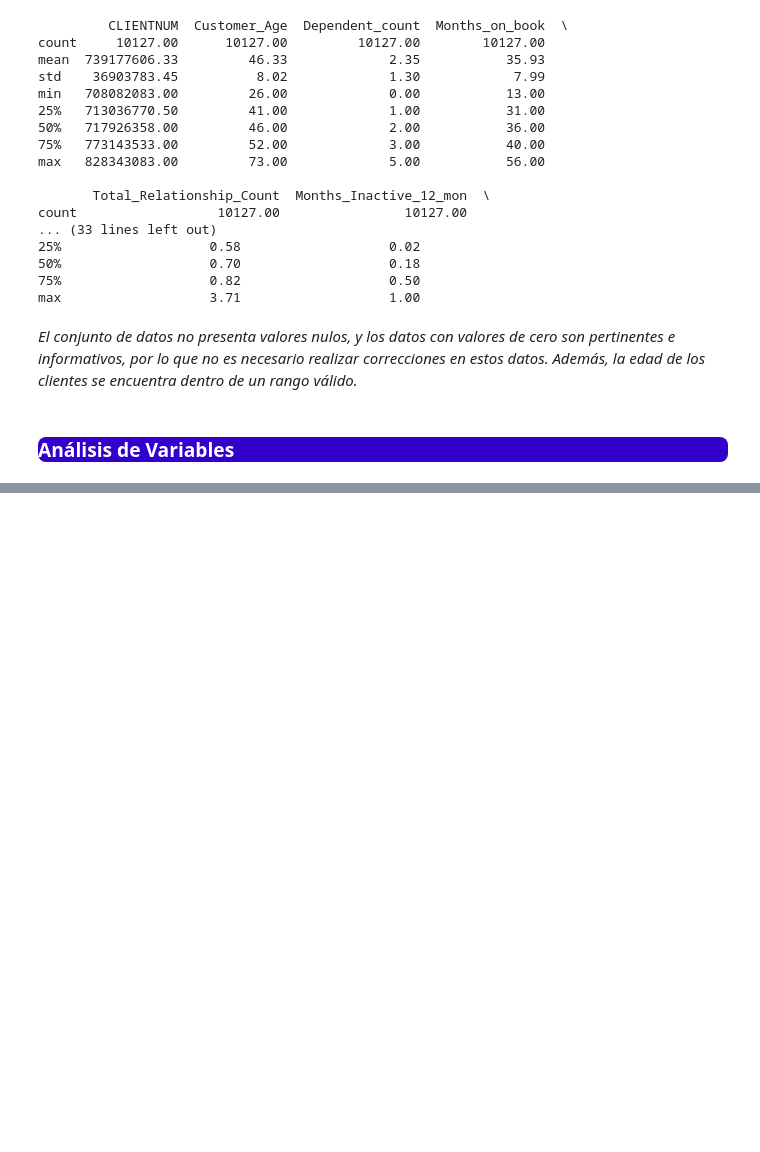
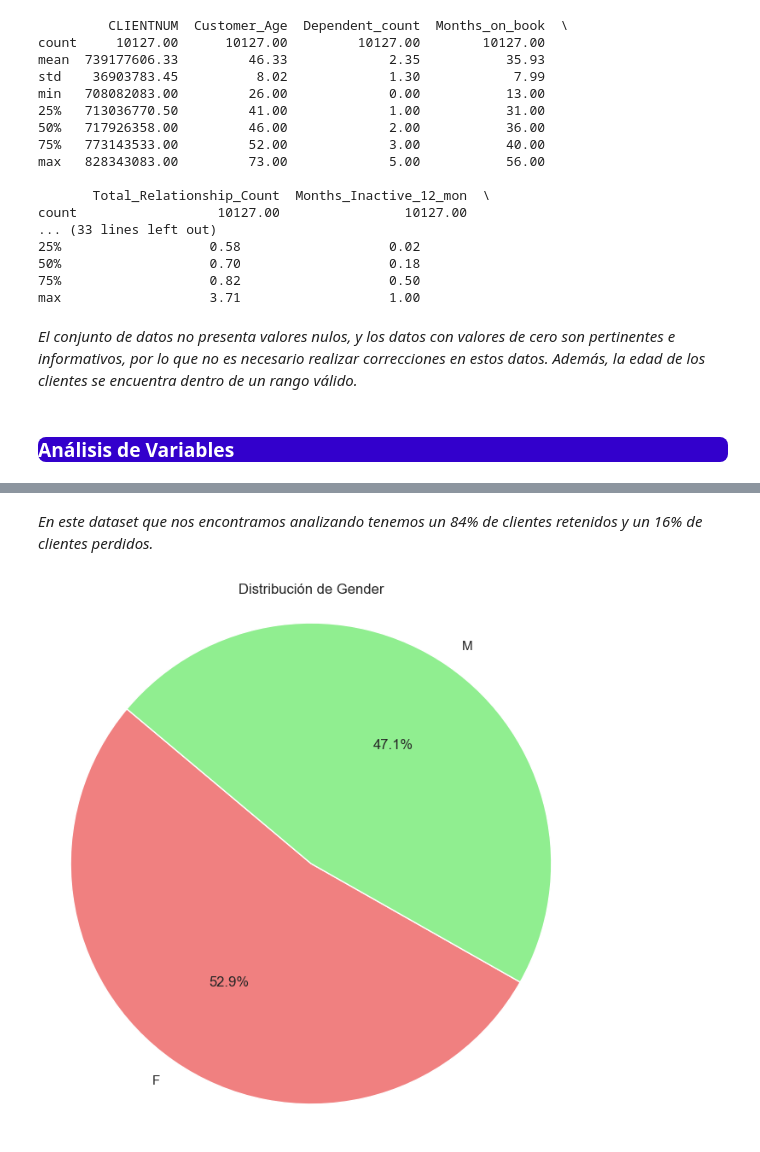
Before and after one commit to ApocalypseScrambler/datascience2, a Jupyter notebook: PrimeraEntrega - Reyes Luis - 46270.ipynb, the cells around one changed output, grey strips where cells are left out. Saved outputs shown, nothing was run; the diff lists cells and outputs as text; code cells hidden in the pictures; blank space fills up the shorter version.

Commit message:
Primeros gráficos de análisis de variables

```diff
--- a/PrimeraEntrega - Reyes Luis - 46270.ipynb
+++ b/PrimeraEntrega - Reyes Luis - 46270.ipynb
@@ -237,0 +240,15 @@ plt.show()
+# %% [markdown]
+*En este dataset que nos encontramos analizando tenemos un 84% de clientes retenidos y un 16% de clientes perdidos.*
+# %%
+# Calcular la distribución de las categorías de Gender
+gender_counts = df['Gender'].value_counts()
+
+# Crear el gráfico de pastel
+plt.figure(figsize=(8, 8))
+plt.pie(gender_counts, labels=gender_counts.index, autopct='%1.1f%%', startangle=140, colors=['lightcoral', 'lightgreen'])
+plt.title("Distribución de Gender")
+plt.axis('equal')  # Proporciona un círculo perfecto
+
+plt.show()
+# %% [output]
+[figure, added]
```
Also changed, not shown: parts of 10 cells of this notebook.
